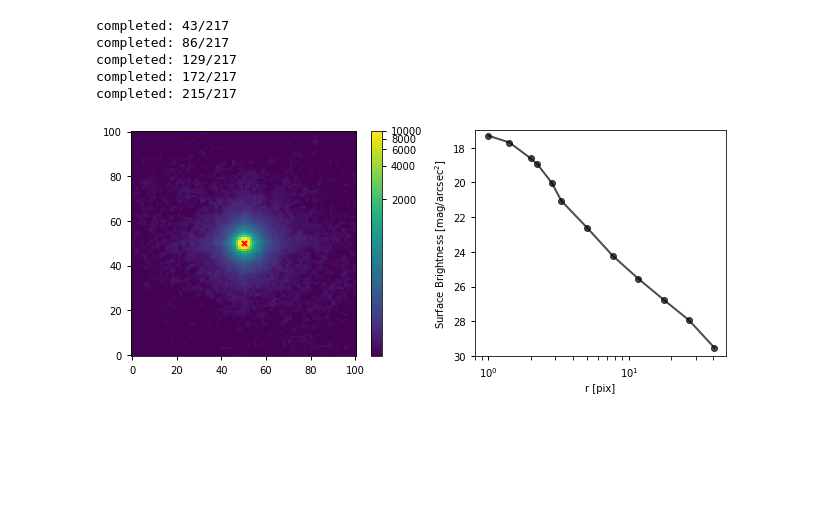
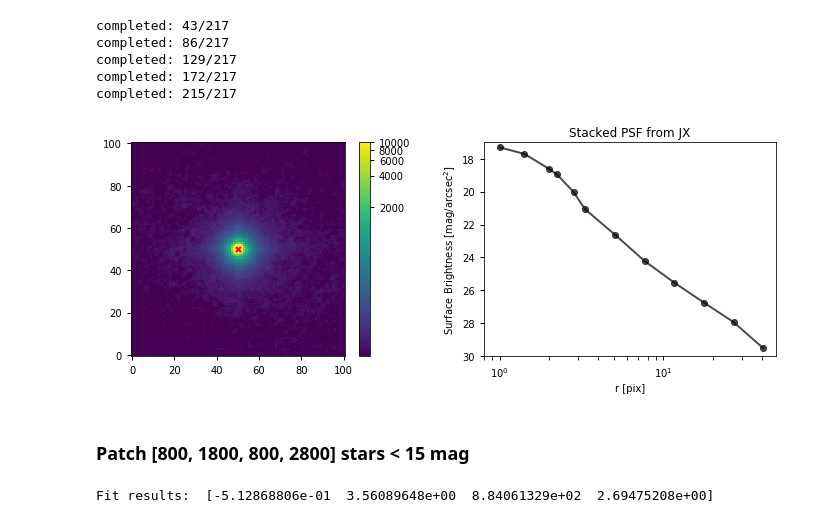
Before and after one commit to qliu4676/elderflower, a Jupyter notebook: demos/Measure_SE_APASS_demo.ipynb, the cells around one changed output. Cells and saved outputs as stored; diff of their text form; code cells hidden in the pictures; blank space fills up the shorter version.

```diff
--- a/demos/Measure_SE_APASS_demo.ipynb
+++ b/demos/Measure_SE_APASS_demo.ipynb
@@ -327,19 +316,20 @@ completed: 215/217
 # %%
 hdu = fits.open("./med_psf_JX.fits")[0]
 PSF_JX = hdu.data * 10 + mu
 
-fig = plt.figure(figsize=(9,4))
+fig = plt.figure(figsize=(10,4))
 ax1 = plt.subplot(121)
 im = ax1.imshow(PSF_JX, vmin=mu, vmax=10000, norm=norm1, aspect="equal", origin="lower", cmap="viridis")
 ax1.plot(50,50,"rx",ms=5,mew=2)
 colorbar(im)
 
 ax2 = plt.subplot(122)
 r_rbin, z_rbin, logzerr_rbin = cal_profile_1d(PSF_JX, cen=(50,50), mask=None,
                                              ZP=ZP, sky_mean=mu, sky_std=1, pix_scale=pix_scale,
                                              xunit="pix", yunit="SB", color="k",
                                              core_undersample=True, plot_line=False)
+plt.title("Stacked PSF from JX")
 plt.tight_layout()
 # %% [output]
-[figure, old version]
+[figure, new version]
 # %%
@@ -370,0 +369,7 @@ I_2 = Intensity2SB(comp2 * f_fit, 0, ZP, pix_scale)-14.5
+# %% [markdown]
+### Patch [800, 1800, 800, 2800] stars < 15 mag
+# %%
+fit_res1 = open_nested_fitting_result(filename='./real/fit_real_best_X800Y1800.res')
+I_tot_15, I_tot_12, I_tot_9 = plot_fit_res_SB(fit_res1)
+# %% [output]
+Fit results:  [-5.12868806e-01  3.56089648e+00  8.84061329e+02  2.69475208e+00]
```
Also changed, not shown: parts of 13 cells of this notebook, 1 other file.
